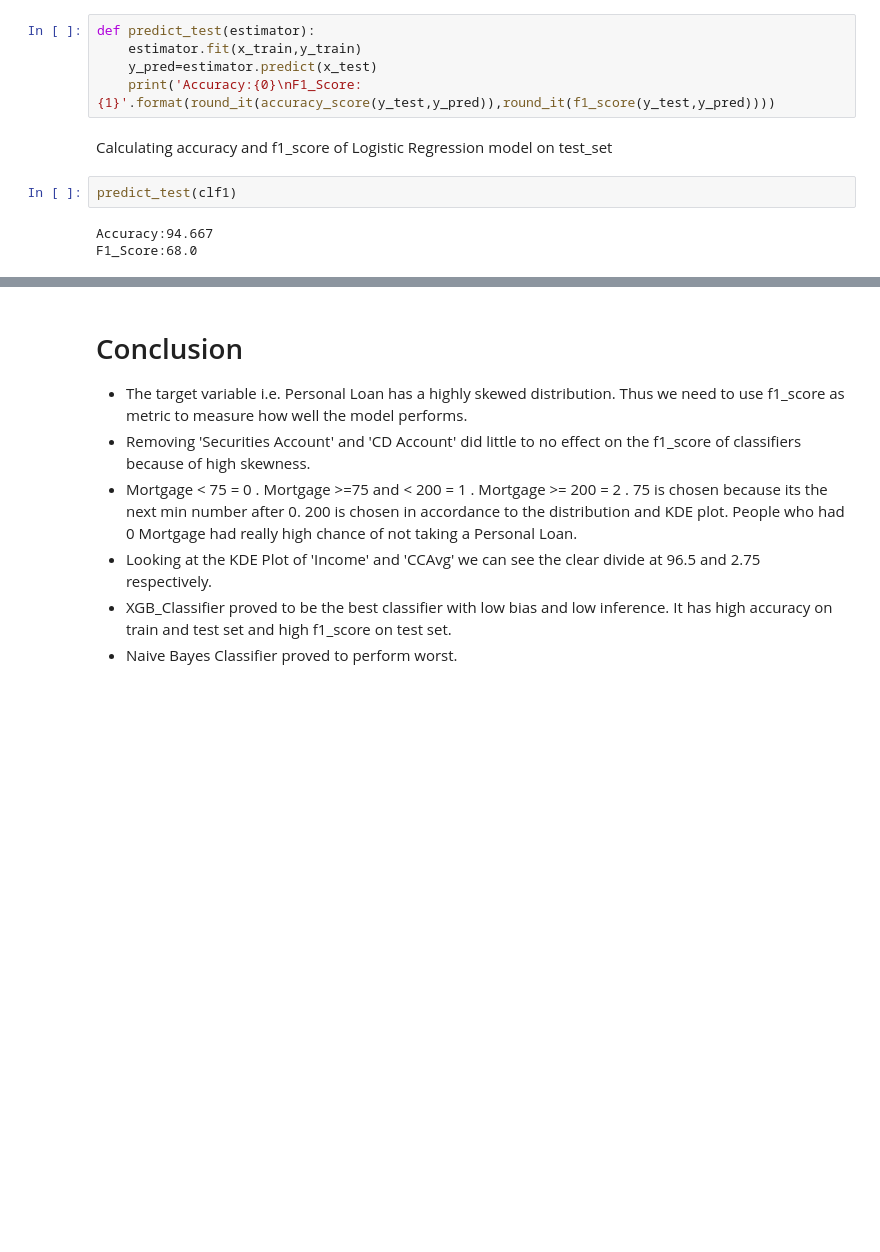
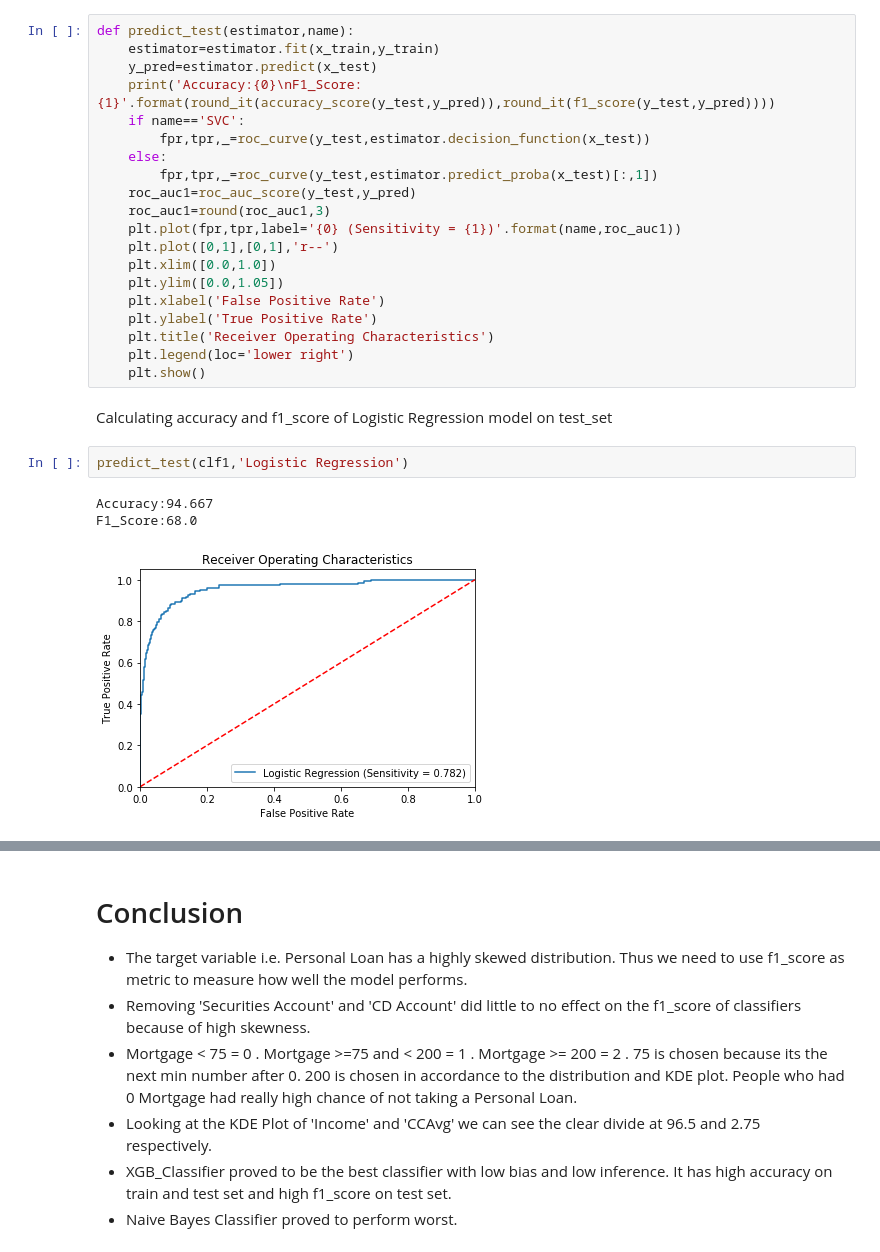
Before and after one commit to Candyman770/InternshipStudio, a Jupyter notebook: Marketing Campaign for Banking Products (Internship Studio Project)(2).ipynb, the cells around one changed output, grey strips where cells are left out. Drawn from its saved outputs; the diff is of its cells as text; blank space fills up the shorter version.

```diff
--- a/Marketing Campaign for Banking Products (Internship Studio Project).ipynb
+++ b/Marketing Campaign for Banking Products (Internship Studio Project)(2).ipynb
@@ -318,13 +319,29 @@ Function to calculate the accuracy and f1_score on test_set
-# %%
-def predict_test(estimator):
-    estimator.fit(x_train,y_train)
-    y_pred=estimator.predict(x_test)
-    print('Accuracy:{0}\nF1_Score:{1}'.format(round_it(accuracy_score(y_test,y_pred)),round_it(f1_score(y_test,y_pred))))
+# %%
+def predict_test(estimator,name):
+    estimator=estimator.fit(x_train,y_train)
+    y_pred=estimator.predict(x_test)
+    print('Accuracy:{0}\nF1_Score:{1}'.format(round_it(accuracy_score(y_test,y_pred)),round_it(f1_score(y_test,y_pred))))
+    if name=='SVC':
+        fpr,tpr,_=roc_curve(y_test,estimator.decision_function(x_test))
+    else:
+        fpr,tpr,_=roc_curve(y_test,estimator.predict_proba(x_test)[:,1])
+    roc_auc1=roc_auc_score(y_test,y_pred)
+    roc_auc1=round(roc_auc1,3)
+    plt.plot(fpr,tpr,label='{0} (Sensitivity = {1})'.format(name,roc_auc1))
+    plt.plot([0,1],[0,1],'r--')
+    plt.xlim([0.0,1.0])
+    plt.ylim([0.0,1.05])
+    plt.xlabel('False Positive Rate')
+    plt.ylabel('True Positive Rate')
+    plt.title('Receiver Operating Characteristics')
+    plt.legend(loc='lower right')
+    plt.show()
 # %% [markdown]
 Calculating accuracy and f1_score of Logistic Regression model on test_set
 # %%
-predict_test(clf1)
+predict_test(clf1,'Logistic Regression')
 # %% [output]
 Accuracy:94.667
 F1_Score:68.0
+[figure, added]
 # %%
```
Also changed, not shown: parts of 8 cells of this notebook.
